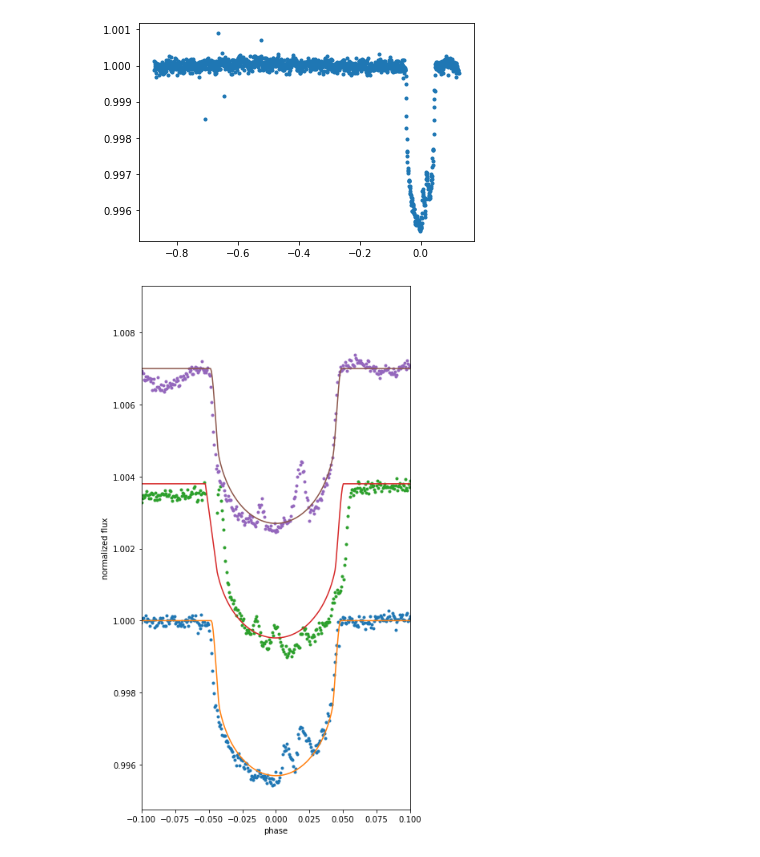
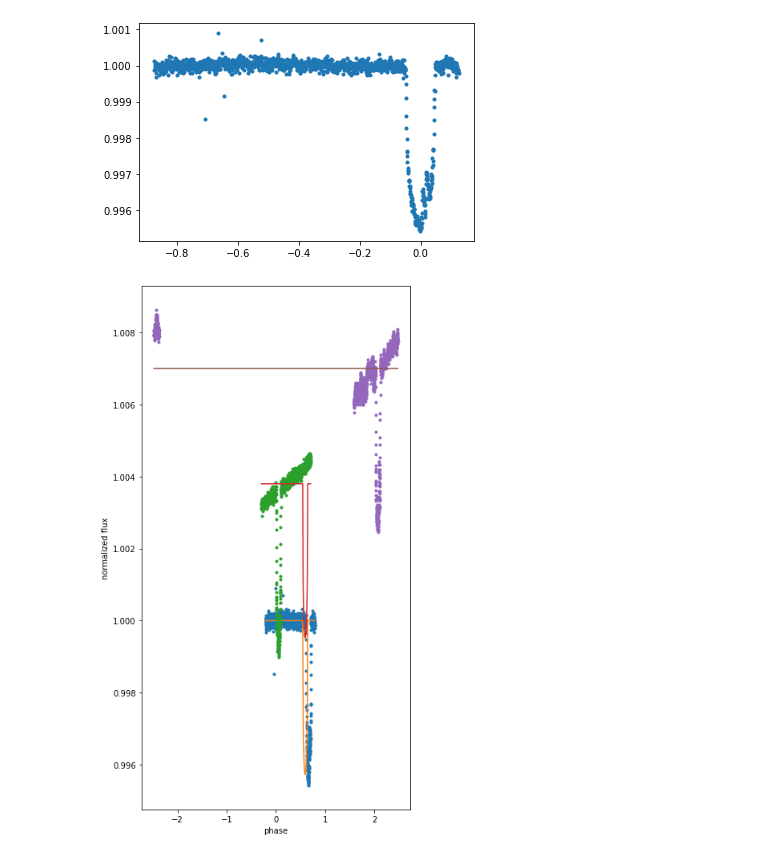
Before and after one commit to ssagynbayeva/starry-project, a Jupyter notebook: figure1_Morris.ipynb, the cells around one changed output. Drawn from its saved outputs; the diff is of its cells as text; code cells hidden in the pictures.

```diff
--- a/figure1_Morris.ipynb
+++ b/figure1_Morris.ipynb
@@ -147,0 +254,6 @@ lc1['time']
+# %%
+mask = np.zeros(len(lc3.flux), dtype=bool)
+mask[400:600] = 1
+fig, ax = plt.subplots(2)
+ax[0].plot(lc3.flux)
+ax[1].plot(mask)
@@ -148,3 +271,6 @@ lc1['time']
+# %%
+starry.config.lazy = False
+starry.config.quiet = True
 # %%
 pg4 = lc4.to_periodogram(minimum_period = 4.08,
                       maximum_period = 5,
@@ -177,11 +294,11 @@ planet4 = starry.kepler.Secondary(
     m=7.0257708e-5,  # mass in solar masses
     r=0.039974684,  # radius in solar radii
     inc=88.99, # orbital inclination
-    porb=period4,  # orbital period in days
+    porb=map_soln['porb'],  # orbital period in days
     w=-162.149,  # Argument of periastron (little omega)
     ecc=0.265,  # eccentricity
     Omega=106, # I think it's lambda in Morris 2017
-    # t0=0.5,  # time of transit in days
+    t0=map_soln['t0'],  # time of transit in days
 )
 
 planet3 = starry.kepler.Secondary(
@@ -189,11 +306,11 @@ planet3 = starry.kepler.Secondary(
     m=7.0257708e-5,  # mass in solar masses
     r=0.039974684,  # radius in solar radii
     inc=88.99, # orbital inclination
-    porb=4.888,  # orbital period in days
+    porb=map_soln['porb'],  # orbital period in days
     w=-162.149,  # Argument of periastron (little omega)
     ecc=0.265,  # eccentricity
     Omega=106, # I think it's lambda in Morris 2017
-    # t0=0.5,  # time of transit in days
+    t0=map_soln['t0'],  # time of transit in days
 )
 
 planet1 = starry.kepler.Secondary(
@@ -201,11 +318,11 @@ planet1 = starry.kepler.Secondary(
     m=7.0257708e-5,  # mass in solar masses
     r=0.039974684,  # radius in solar radii
     inc=88.99, # orbital inclination
-    porb=period1,  # orbital period in days
+    porb=map_soln['porb'],  # orbital period in days
     w=-162.149,  # Argument of periastron (little omega)
     ecc=0.265,  # eccentricity
     Omega=106, # I think it's lambda in Morris 2017
-    # t0=0.5,  # time of transit in days
+    t0=map_soln['t0'],  # time of transit in days
 )
 # %%
 period = np.linspace(4.8, 5, 10000)
@@ -219,13 +336,13 @@ bls3.period_at_max_power
 $4.8 \; \mathrm{d}$
 # %%
 system4 = starry.System(star, planet4)
-time4 = lc4.normalize().fold(period=period4, epoch_time=bls4.transit_time_at_max_power)['time'].value
+time4 = lc4.normalize().fold(period=map_soln['porb'], epoch_time=map_soln['t0'])['time'].value
 
 system3 = starry.System(star, planet3)
-time3 = lc3.normalize().fold(period=period3, epoch_time=bls3.transit_time_at_max_power)['time'].value
+time3 = lc3.flatten(mask=mask).fold(period=map_soln['porb'], epoch_time=map_soln['t0'])['time'].value
 
 system1 = starry.System(star, planet1)
-time1 = lc1.normalize().fold(period=period1, epoch_time=bls1.transit_time_at_max_power)['time'].value
+time1 = lc1.normalize().fold(period=map_soln['porb'], epoch_time=map_soln['t0'])['time'].value
 # %%
 time4
 # %% [output]
@@ -245,25 +381,25 @@ plt.plot(time4,
 # %%
 flux_star4, flux_planet4 = system4.flux(time4, total=False)
 flux_star3, flux_planet3 = system3.flux(time3, total=False)
 flux_star1, flux_planet1 = system1.flux(time1, total=False)
 
 fig = plt.subplots(figsize=(6, 12), sharex=True)
 
 # lc4.normalize().fold(period=period4, epoch_time=bls4.transit_time_at_max_power).scatter()
-plt.plot(time4,(lc4.normalize().fold(period=period4, epoch_time=bls4.transit_time_at_max_power).flux),'.')
+plt.plot(time4,(lc4.normalize().fold(period=map_soln['porb'], epoch_time=map_soln['t0']).flux),'.')
 plt.plot(time4, flux_star4)
 
 # (lc3.normalize().fold(period=period3, epoch_time=bls3.transit_time_at_max_power)+0.004).scatter()
-plt.plot(time3,(lc3.normalize().fold(period=period3, epoch_time=bls3.transit_time_at_max_power).flux+0.0038),'.')
+plt.plot(time3,(lc3.normalize().fold(period=map_soln['porb'], epoch_time=map_soln['t0']).flux+0.0038),'.')
 plt.plot(time3, flux_star3+0.0038)
 
 # (lc1.normalize().fold(period=period1, epoch_time=bls1.transit_time_at_max_power)+0.008).scatter()
-plt.plot(time1,(lc1.normalize().fold(period=period1, epoch_time=bls1.transit_time_at_max_power).flux+0.007),'.')
+plt.plot(time1,(lc1.normalize().fold(period=map_soln['porb'], epoch_time=map_soln['t0']).flux+0.007),'.')
 plt.plot(time1, flux_star1+0.007)
 
-plt.xlim(-0.1,0.1)
+# plt.xlim(-0.1,0.1)
 plt.xlabel("phase")
 plt.ylabel("normalized flux");
 plt.show()
 # %% [output]
-[figure, old version]
+[figure, new version]
```
Also changed, not shown: parts of 26 cells of this notebook.
